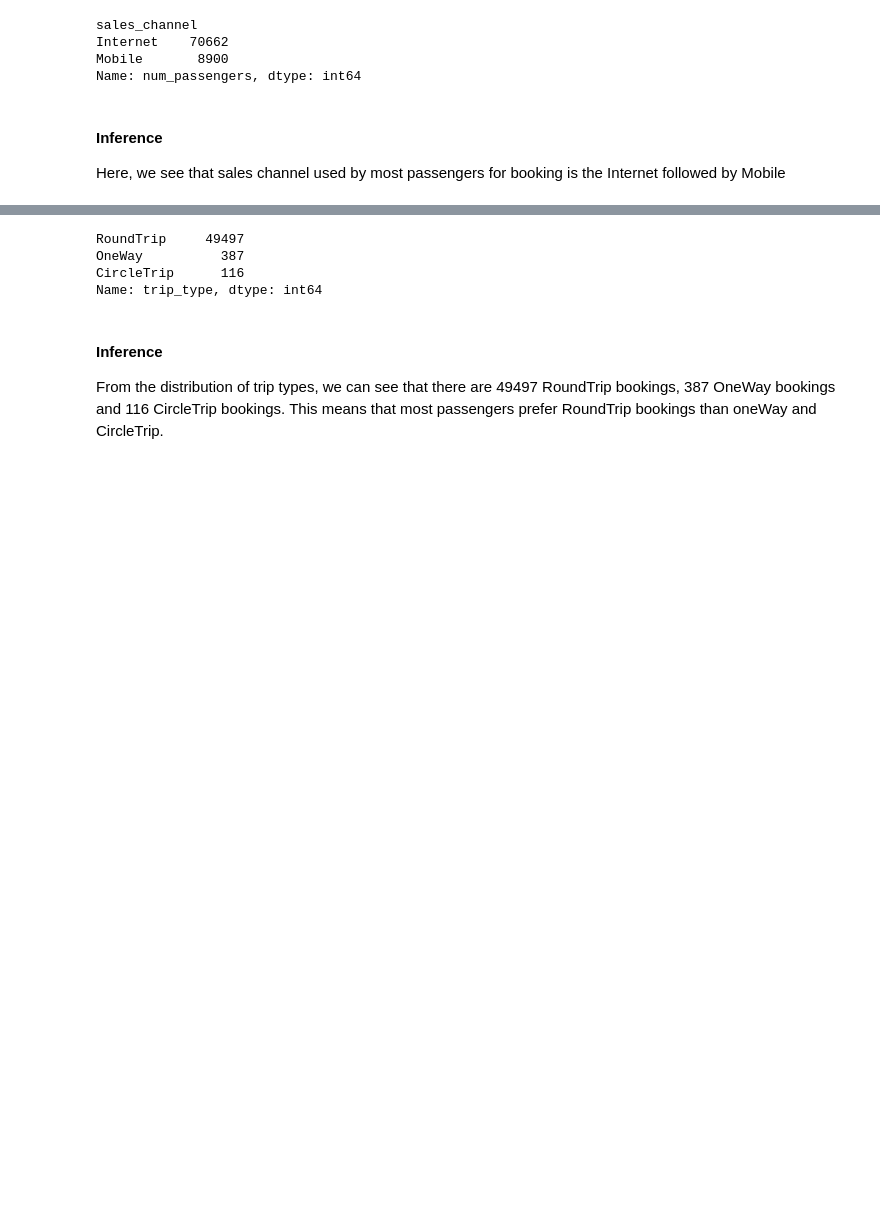
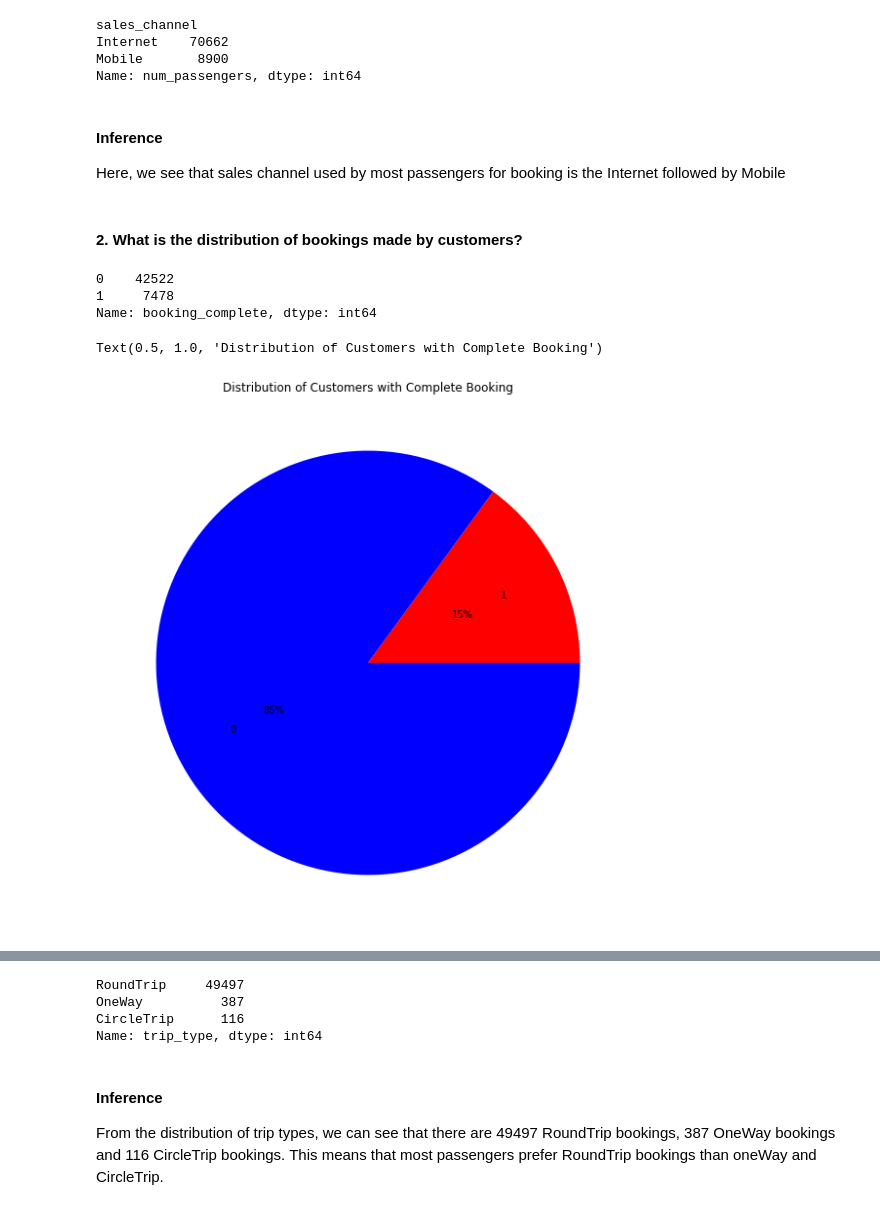
Before and after one commit to joyjoseph/British_Airways, a Jupyter notebook: Predicting_customer_buying_behaviour/Predicting.ipynb, the cells around one changed output, grey strips where cells are left out. Cells and saved outputs as stored; diff of their text form; code cells hidden in the pictures; blank space fills up the shorter version.

```diff
--- a/Predicting_customer_buying_behaviour/Predicting.ipynb
+++ b/Predicting_customer_buying_behaviour/Predicting.ipynb
@@ -204,3 +192,19 @@ Name: num_passengers, dtype: int64
 #### Inference
 
 Here, we see that sales channel used by most passengers for booking is the Internet followed by Mobile
+# %% [markdown]
+#### 2. What is the distribution of bookings made by customers?
+# %%
+# value counts for booking complete
+df['booking_complete'].value_counts()
+# %% [output]
+0    42522
+1     7478
+Name: booking_complete, dtype: int64
+# %%
+plt.figure(figsize=(10,10))
+plt.pie(x=[7478, 42522], labels=['1','0'], autopct='%1.0f%%', pctdistance=0.5,labeldistance=0.7,colors=['r','b'])
+plt.title('Distribution of Customers with Complete Booking')
+# %% [output]
+Text(0.5, 1.0, 'Distribution of Customers with Complete Booking')
+[figure, added]
```
Also changed, not shown: parts of 59 cells of this notebook, 1 other file.
